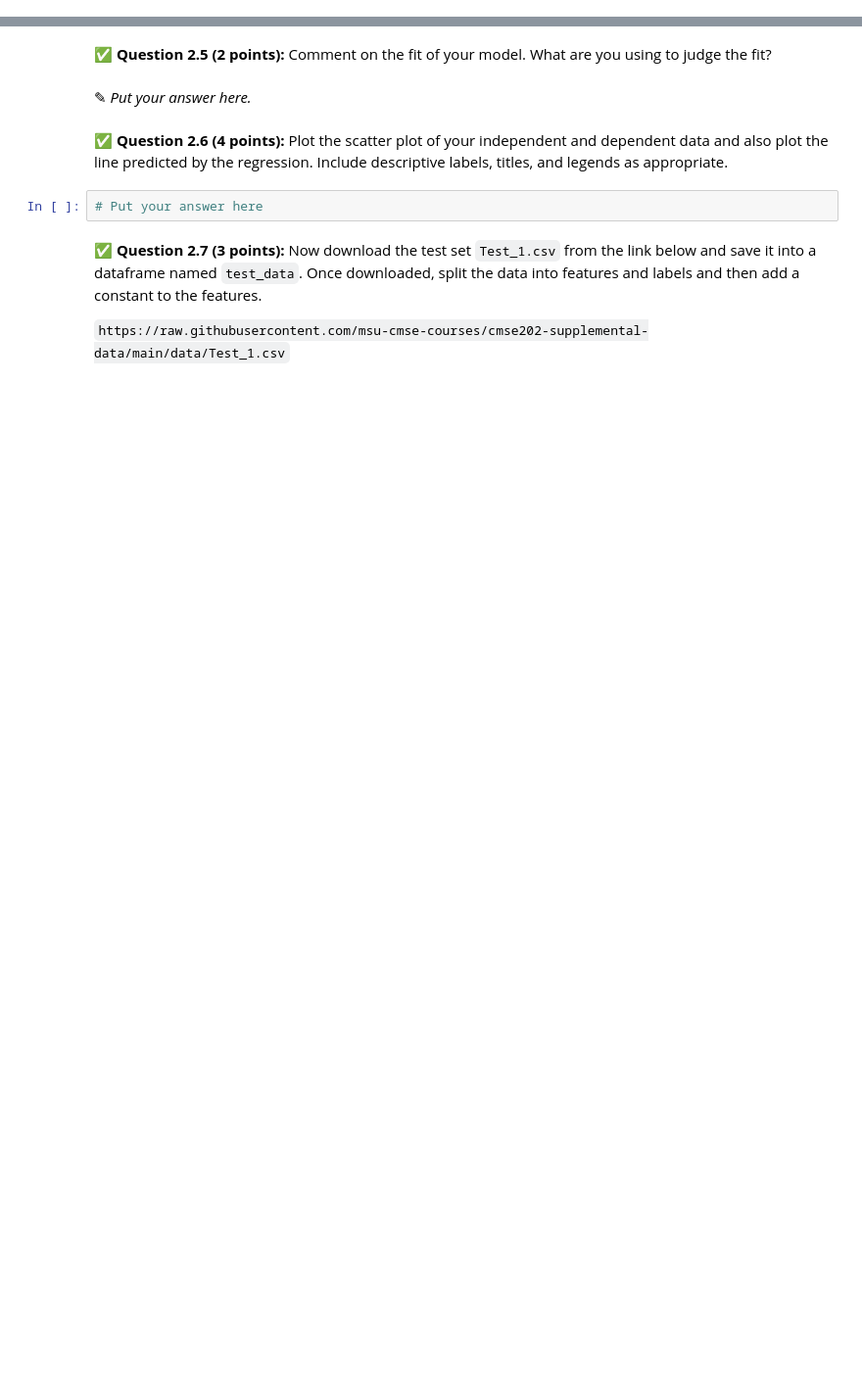
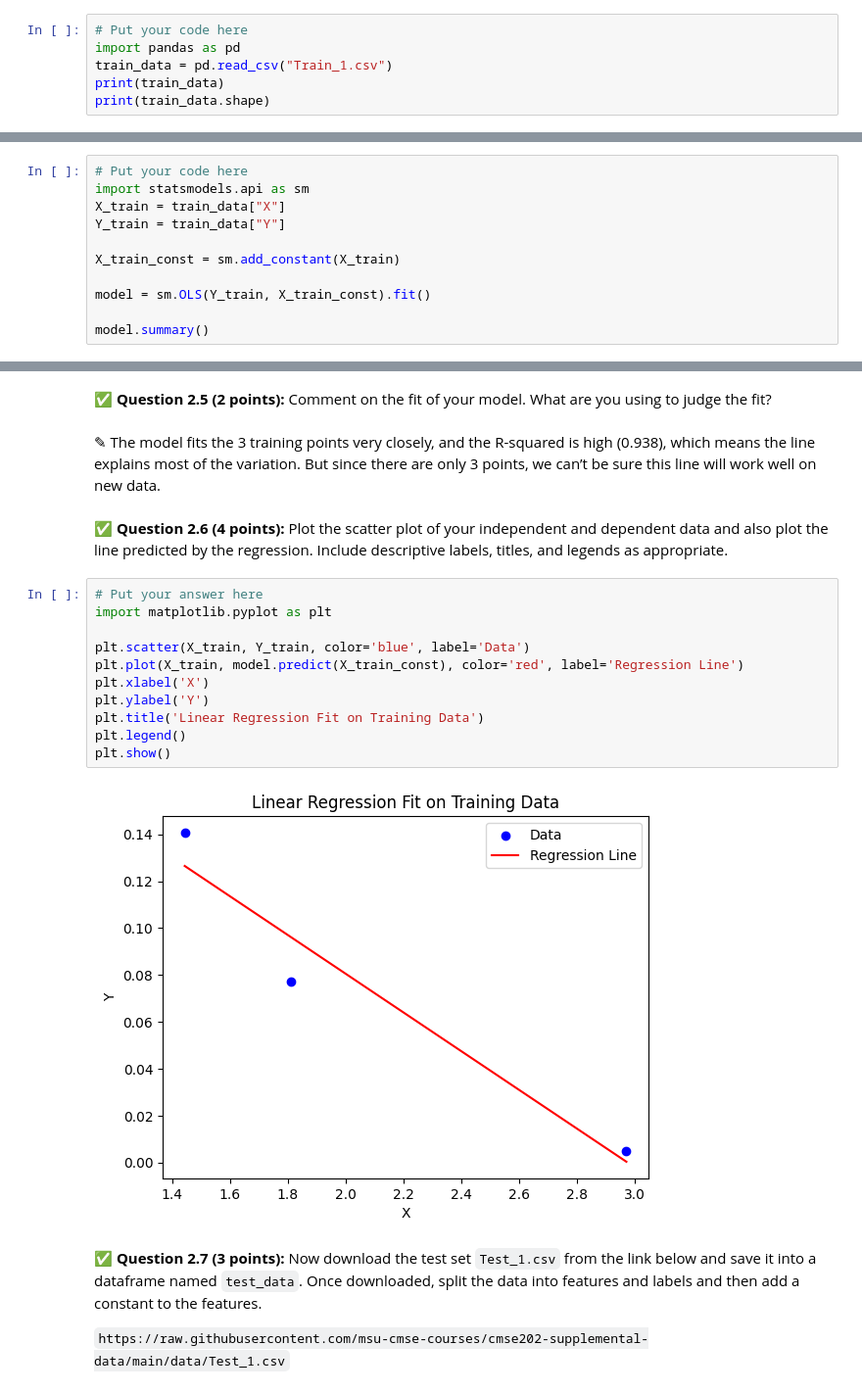
Before and after one commit to johnsje6/CMSE202-s26-turnin, a Jupyter notebook: hw-03/HW-03_Regression-S26-STUDENT.ipynb, the cells around one changed output, grey strips where cells are left out. Shown at 98% size. Cells and saved outputs as stored; diff of their text form; blank space fills up the shorter version.

```diff
--- a/hw-03/HW-03_Regression-S26-STUDENT.ipynb
+++ b/hw-03/HW-03_Regression-S26-STUDENT.ipynb
@@ -117,0 +117,6 @@ In this part, we'll perform some one-variable linear regression analysis on the
+# %%
+# Put your code here
+import pandas as pd
+train_data = pd.read_csv("Train_1.csv")
+print(train_data)
+print(train_data.shape)
@@ -125,0 +135,11 @@ In this part, we'll perform some one-variable linear regression analysis on the
+# %%
+# Put your code here
+import statsmodels.api as sm
+X_train = train_data["X"]
+Y_train = train_data["Y"]
+
+X_train_const = sm.add_constant(X_train)
+
+model = sm.OLS(Y_train, X_train_const).fit()
+
+model.summary()
@@ -126,11 +166,22 @@ In this part, we'll perform some one-variable linear regression analysis on the
 # %% [markdown]
 &#9989; **Question 2.5 (2 points):** Comment on the fit of your model. What are you using to judge the fit?
-# %% [markdown]
-<font size=+3>&#9998;</font>  _Put your answer here._
+# %% [markdown]
+<font size=+3>&#9998;</font>  The model fits the 3 training points very closely, and the R-squared is high (0.938), which means the line explains most of the variation. But since there are only 3 points, we can’t be sure this line will work well on new data.
 # %% [markdown]
 &#9989; **Question 2.6 (4 points):** Plot the scatter plot of your independent and dependent data and also plot the line predicted by the regression. Include descriptive labels, titles, and legends as appropriate.
-# %%
-# Put your answer here
+# %%
+# Put your answer here
+import matplotlib.pyplot as plt
+
+plt.scatter(X_train, Y_train, color='blue', label='Data')
+plt.plot(X_train, model.predict(X_train_const), color='red', label='Regression Line')
+plt.xlabel('X')
+plt.ylabel('Y')
+plt.title('Linear Regression Fit on Training Data')
+plt.legend()
+plt.show()
+# %% [output]
+[figure, added]
 # %% [markdown]
 &#9989; **Question 2.7 (3 points):** Now download the test set `Test_1.csv` from the link below and save it into a dataframe named `test_data`. Once downloaded, split the data into features and labels and then add a constant to the features.
 
```
Also changed, not shown: parts of 15 cells of this notebook.
